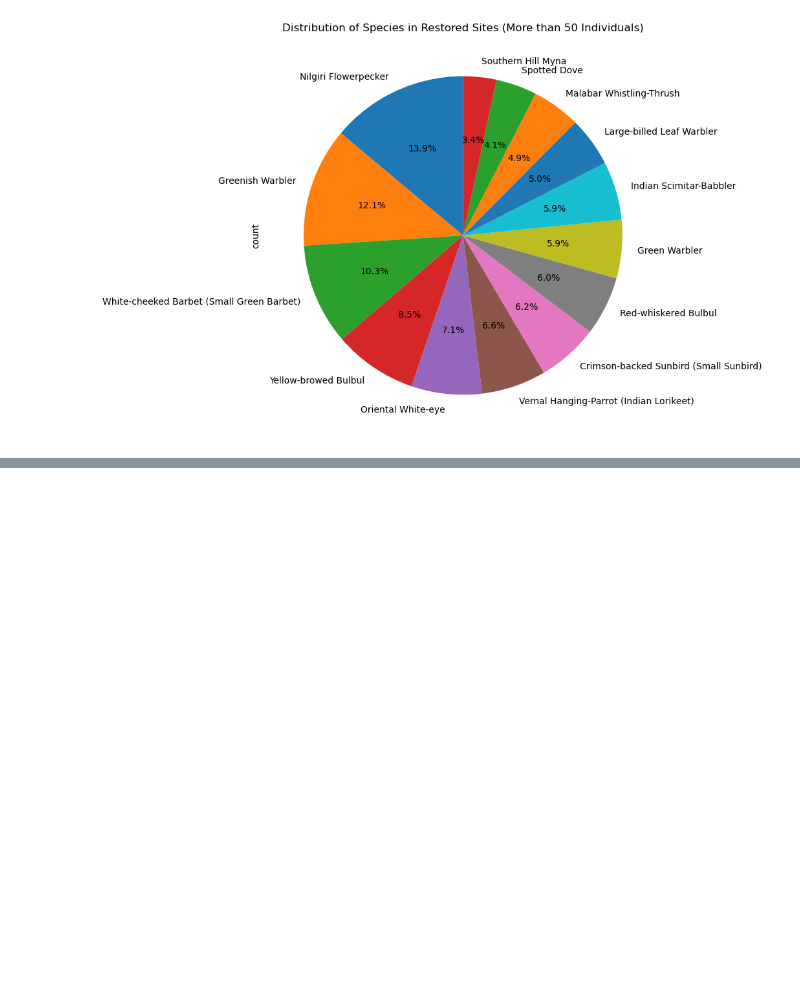
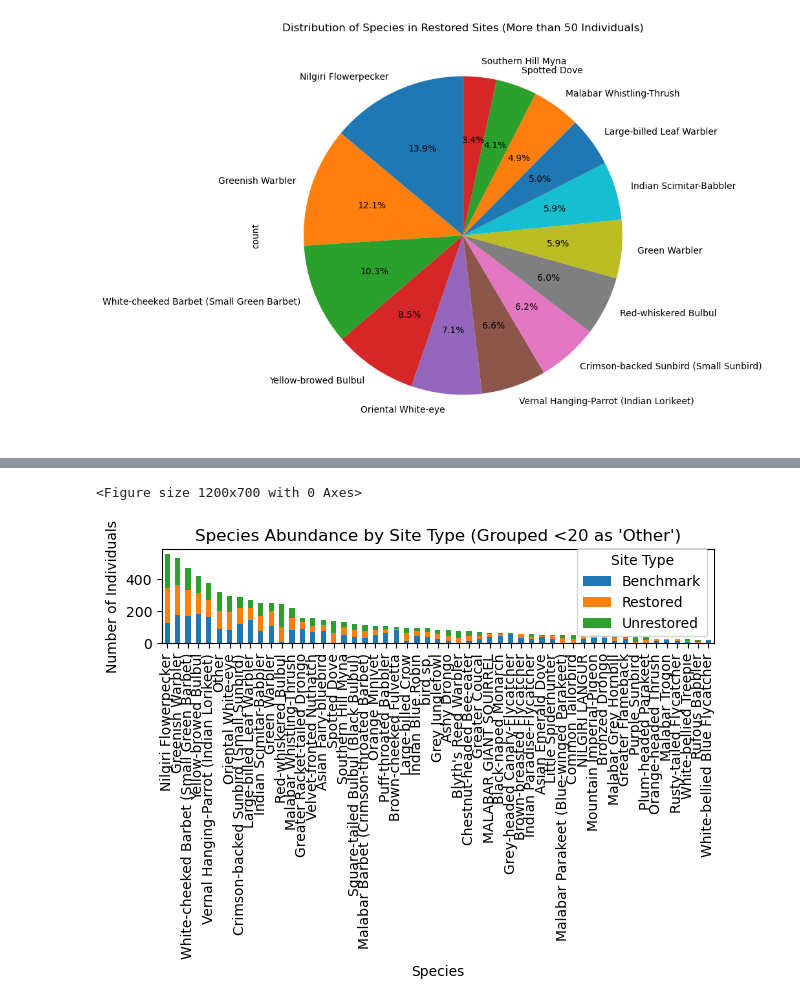
Before and after one commit to enyakemp21/BIO_350, a Jupyter notebook: Final_Project.ipynb, the cells around one changed output, grey strips where cells are left out. Saved outputs shown, nothing was run; the diff lists cells and outputs as text; code cells hidden in the pictures; blank space fills up the shorter version.

```diff
--- a/Final_Project.ipynb
+++ b/Final_Project.ipynb
@@ -235,0 +320,36 @@ plt.show()
+# %%
+species_by_type = imported_data.groupby(['Species', 'Site_type']).size().unstack(fill_value=0)
+# %%
+# Total individuals per species across all site types
+species_totals = species_by_type.sum(axis=1)
+
+# Keep species with >= 20 individuals
+species_kept = species_by_type[species_totals >= 20]
+
+# Combine species with <20 into "Other"
+species_other = species_by_type[species_totals < 20].sum().to_frame().T
+species_other.index = ['Other']
+
+# Final clean dataset
+species_by_type_final = pd.concat([species_kept, species_other])
+
+# Sort by total abundance
+species_by_type_final = species_by_type_final.loc[
+    species_by_type_final.sum(axis=1).sort_values(ascending=False).index
+]
+# %%
+import matplotlib.pyplot as plt
+
+plt.figure(figsize=(12, 7))
+species_by_type_final.plot(kind='bar', stacked=True)
+
+plt.xlabel("Species")
+plt.ylabel("Number of Individuals")
+plt.title("Species Abundance by Site Type (Grouped <20 as 'Other')")
+plt.xticks(rotation=90)
+plt.legend(title="Site Type")
+plt.tight_layout()
+plt.show()
+# %% [output]
+<Figure size 1200x700 with 0 Axes>
+[figure, added]
```
Also changed, not shown: parts of 9 cells of this notebook.
